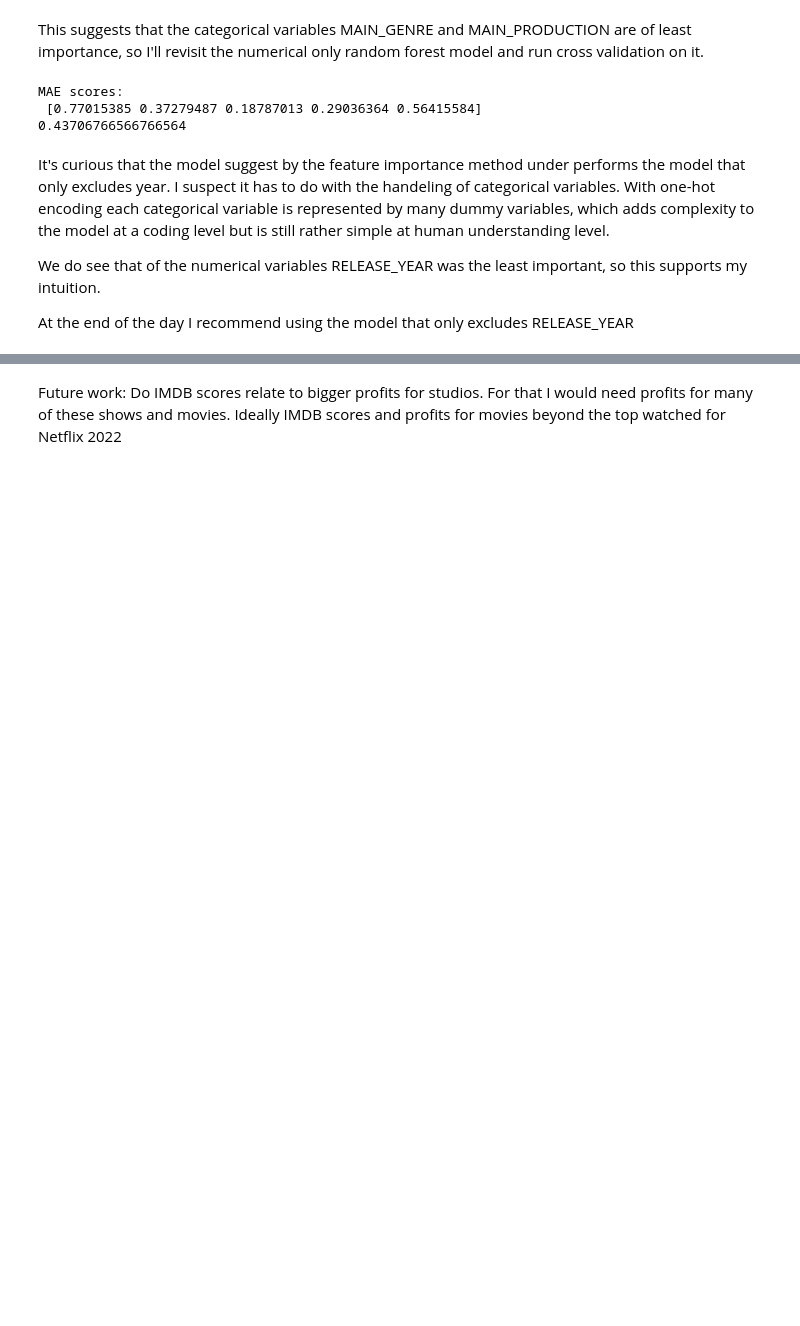
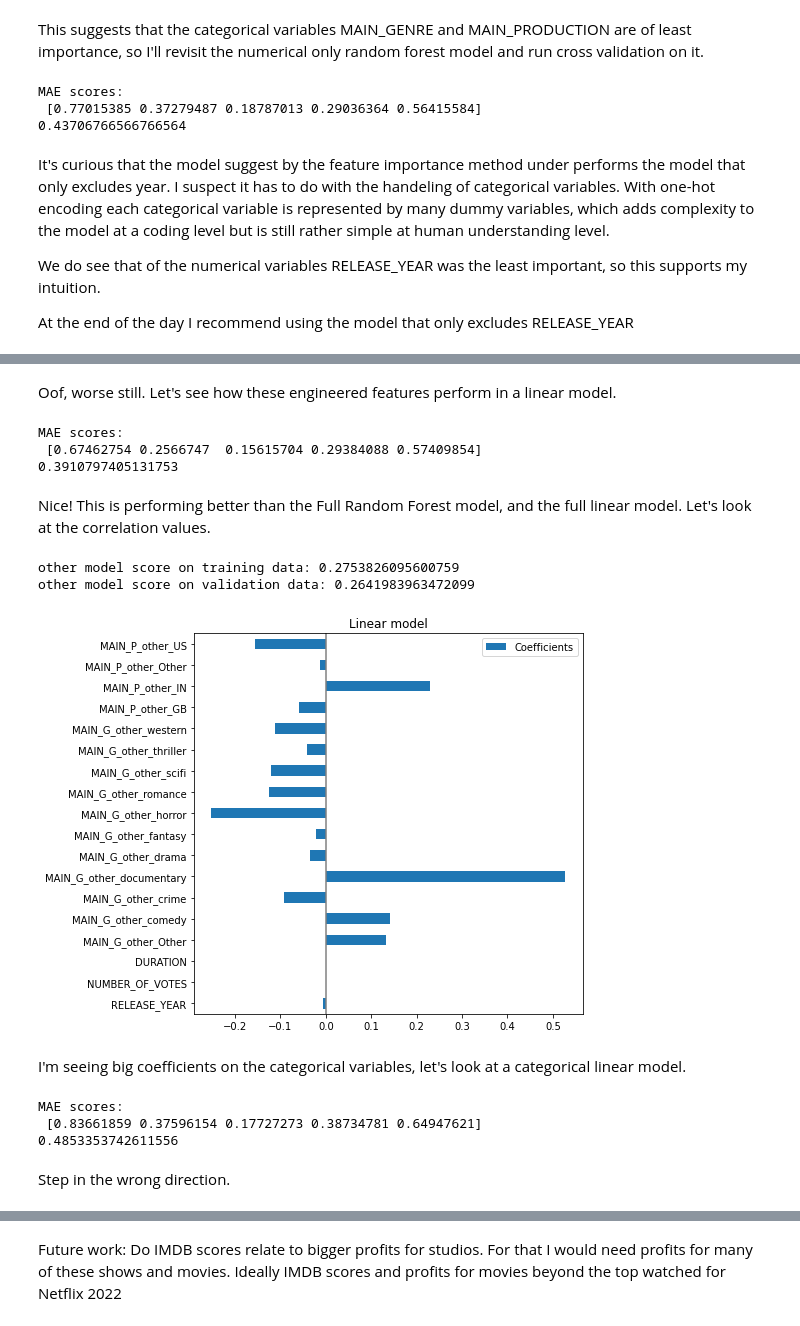
Before and after one commit to leiayoung/lny-sharing, a Jupyter notebook: netflix-exploration.ipynb, the cells around one changed output, grey strips where cells are left out. Drawn from its saved outputs; the diff is of its cells as text; code cells hidden in the pictures; blank space fills up the shorter version.

```diff
--- a/netflix-exploration.ipynb
+++ b/netflix-exploration.ipynb
@@ -550,0 +796,80 @@ At the end of the day I recommend using the model that only excludes RELEASE_YEA
+# %% [markdown]
+Oof, worse still. Let's see how these engineered features perform in a linear model.
+# %%
+
+# Let's fit a linear full model with the new versions of the categorical features.
+# Defining the features
+full_features_o = ['RELEASE_YEAR', 'NUMBER_OF_VOTES', 'DURATION', 'MAIN_G_other', 'MAIN_P_other']
+X_cat = bm_net_data[full_features_o]
+# One-hot coding categorical variables
+X = pd.get_dummies(X_cat)
+
+# Split the data into training and validation sets
+train_X, val_X, train_y, val_y = train_test_split(X, y, random_state = 1)
+
+# Fit the Linear Model
+lin_model = LinearRegression()
+lin_model.fit(train_X, train_y)
+lin_val_predictions = lin_model.predict(val_X)
+# cross validation
+my_pipeline = Pipeline(steps=[
+                              ('model', LinearRegression())
+                             ])
+scores =  -1*cross_val_score(my_pipeline, X, y,
+                              cv=5,
+                              scoring='neg_mean_absolute_error')
+
+print("MAE scores:\n", scores)
+print(scores.mean())
+# %% [output]
+MAE scores:
+ [0.67462754 0.2566747  0.15615704 0.29384088 0.57409854]
+0.3910797405131753
+# %% [markdown]
+Nice! This is performing better than the Full Random Forest model, and the full linear model. Let's look at the correlation values.
+# %%
+print(f'other model score on training data: {lin_model.score(train_X, train_y)}')
+print(f'other model score on validation data: {lin_model.score(val_X, val_y)}')
+
+coefs = pd.DataFrame(
+   lin_model.coef_,
+   columns=['Coefficients'], index=train_X.columns
+)
+
+coefs.plot(kind='barh', figsize=(9, 7))
+plt.title('Linear model')
+plt.axvline(x=0, color='.5')
+plt.subplots_adjust(left=.3)
+# %% [output]
+other model score on training data: 0.2753826095600759
+other model score on validation data: 0.2641983963472099
+[figure, added]
+# %% [markdown]
+I'm seeing big coefficients on the categorical variables, let's look at a categorical linear model.
+# %%
+# Defining the features
+cat_features_o = [ 'MAIN_G_other', 'MAIN_P_other']
+X_cat = bm_net_data[cat_features_o]
+# One-hot coding categorical variables
+X = pd.get_dummies(X_cat)
+
+# Fit the Linear Model
+cat_lin_model = LinearRegression()
+cat_lin_model.fit(train_X, train_y)
+cat_lin_val_predictions = lin_model.predict(val_X)
+# cross validation
+my_pipeline = Pipeline(steps=[
+                              ('model', LinearRegression())
+                             ])
+scores =  -1*cross_val_score(my_pipeline, X, y,
+                              cv=5,
+                              scoring='neg_mean_absolute_error')
+
+print("MAE scores:\n", scores)
+print(scores.mean())
+# %% [output]
+MAE scores:
+ [0.83661859 0.37596154 0.17727273 0.38734781 0.64947621]
+0.4853353742611556
+# %% [markdown]
+Step in the wrong direction.
```
Also changed, not shown: parts of 21 cells of this notebook.
